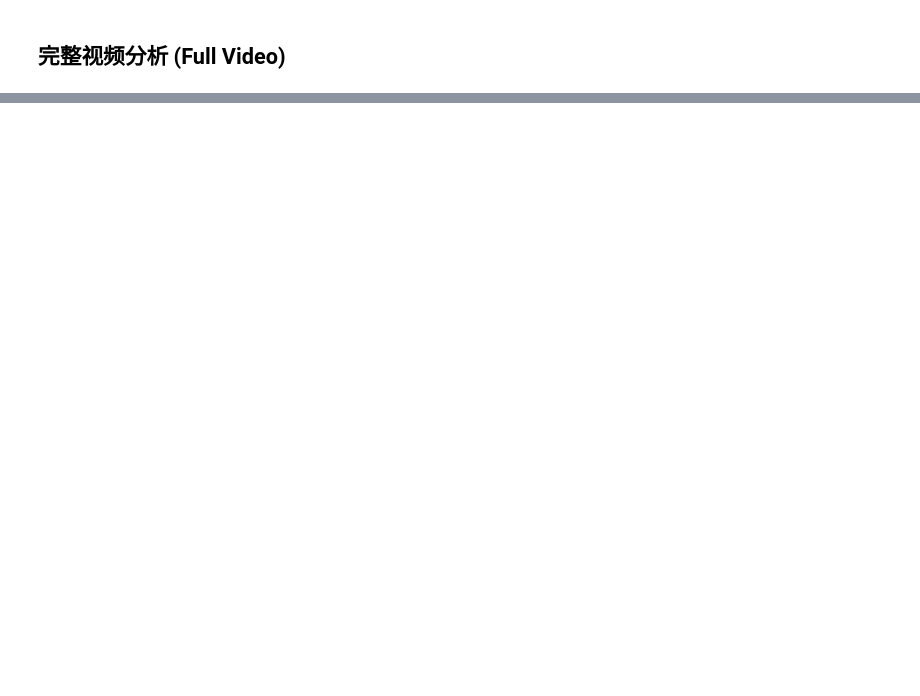
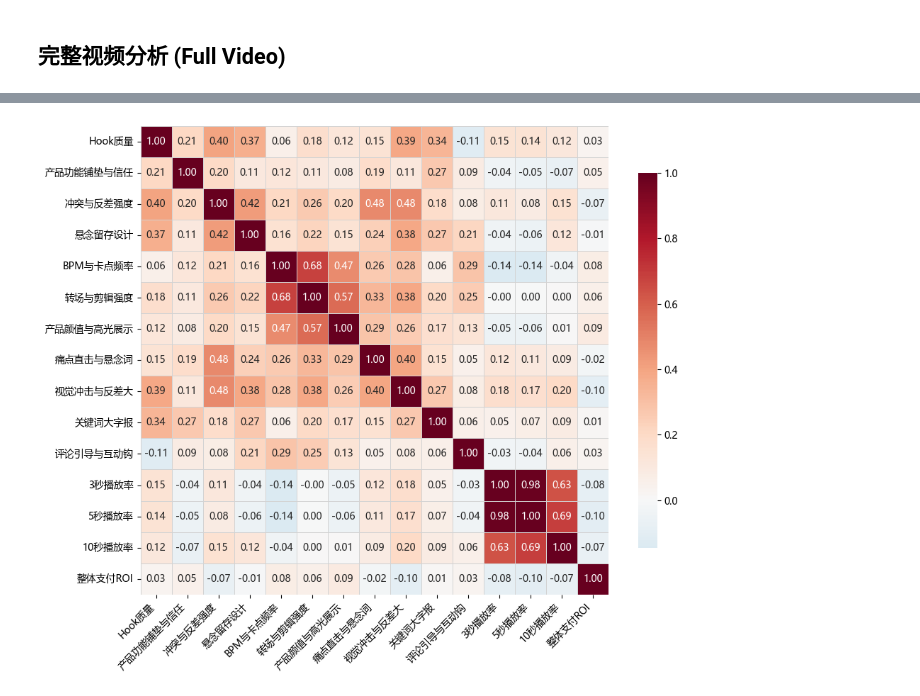
Before and after one commit to leah374/KINYO_Project, a Jupyter notebook: Analysis/Week4_Task1.ipynb, the cells around one changed output, grey strips where cells are left out. Saved outputs shown, nothing was run; the diff lists cells and outputs as text; code cells hidden in the pictures; blank space fills up the shorter version.

```diff
--- a/Analysis/Week4_Task1.ipynb
+++ b/Analysis/Week4_Task1.ipynb
@@ -1333,0 +1210,65 @@ plt.show()
+# %%
+# 完播率相关指标（7个）
+completion_rate_indicators = [
+    "D001-I001_score",
+    "D002-I001_score",
+    "D002-I002_score",
+    "D003-I001_score",
+    "D005-I002_score",
+    "D006-I001_score",
+    "D006-I002_score"
+]
+
+# ROI/下单相关指标（4个）
+roi_indicators = [
+    "D001-I002_score",
+    "D003-I002_score",
+    "D004-I001_score",
+    "D007-I001_score"
+]
+
+full_useful_indicators = sorted(completion_rate_indicators + roi_indicators)
+
+# 简洁版（只保留指标名称）
+completion_rate_dict_simple = {
+    "D001-I001_score": "Hook质量",
+    "D002-I001_score": "冲突与反差强度",
+    "D002-I002_score": "悬念留存设计",
+    "D003-I001_score": "BPM与卡点频率",
+    "D005-I002_score": "痛点直击与悬念词",
+    "D006-I001_score": "视觉冲击与反差大",
+    "D006-I002_score": "关键词大字报"
+}
+
+roi_dict_simple = {
+    "D001-I002_score": "产品功能铺垫与信任",
+    "D003-I002_score": "转场与剪辑强度",
+    "D004-I001_score": "产品颜值与高光展示",
+    "D007-I001_score": "评论引导与互动钩"
+}
+
+full_useful_indicators_simple = [completion_rate_dict_simple.get(ind, ind) for ind in full_useful_indicators]
+
+heatmap_df_filtered = heatmap_df_scaled[full_useful_indicators + ['3秒播放率', '5秒播放率', '10秒播放率','整体支付ROI']]
+heatmap_df_filtered = heatmap_df_filtered.rename(columns={**completion_rate_dict_simple, **roi_dict_simple})
+plt.figure(figsize=(10,8))
+ax = sns.heatmap(
+    heatmap_df_filtered.corr(),
+    annot=True,
+    fmt=".2f",
+    cmap=cmap_choice,
+    center=0,
+    linewidths=0.5,
+    linecolor='lightgray',
+    square=True,
+    cbar_kws={'shrink': 0.8}
+)
+# plt.title("Correlation Heatmap of Key Scores and Metrics", fontsize=16, pad=10)
+plt.xticks(rotation=45, ha='right')
+plt.xticks(fontsize=10)
+plt.yticks(fontsize=10)
+plt.tight_layout()
+plt.savefig(os.path.join(MID_TERM_CHARTS_DIR, "Doubao_Key_Rating_Metrics_Correlation_Heatmap.png"), dpi=900)
+plt.show()
+# %% [output]
+[figure, added]
```
Also changed, not shown: parts of 21 cells of this notebook, 22 other files.
